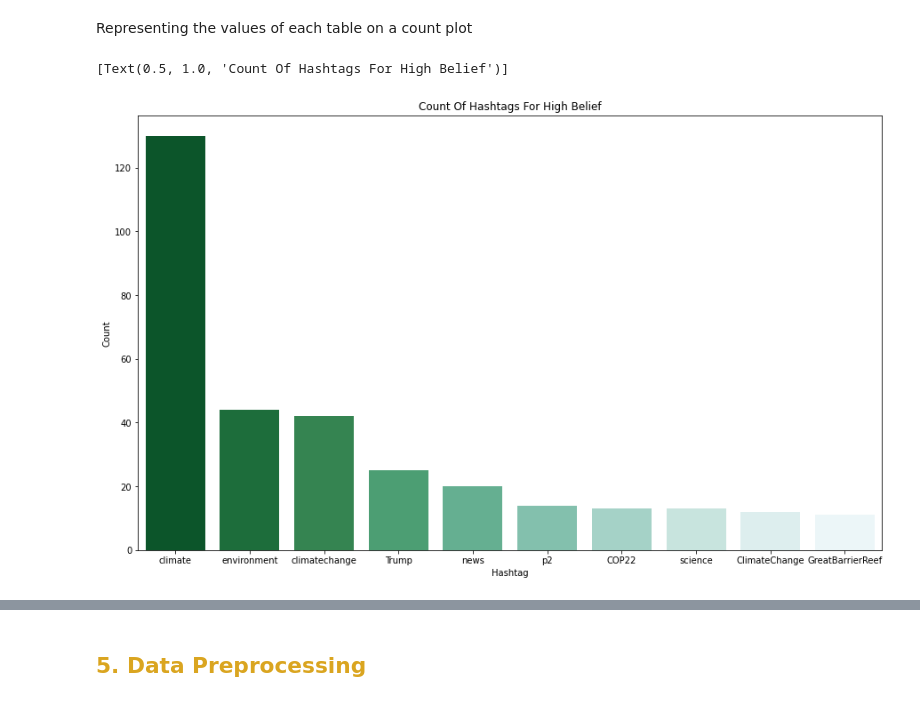
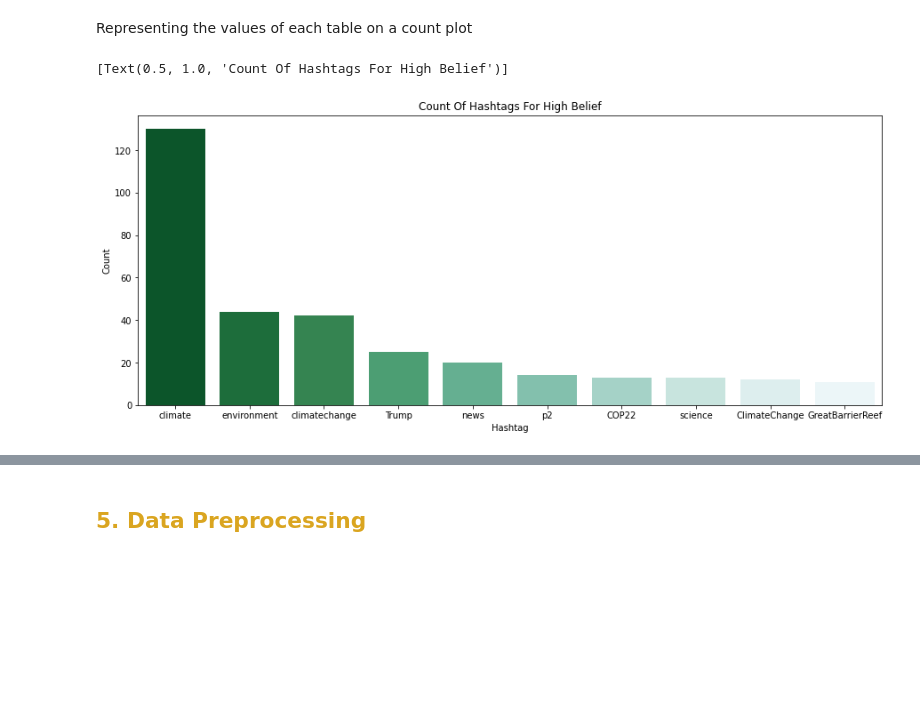
Before and after one commit to daniel-datasci/Climate-Change-Belief-Analysis-With-Twitter-Data, a Jupyter notebook: Climate Change Belief Analysis - 2201ACDS(TEAM NM4) Notebook.ipynb, the cells around one changed output, grey strips where cells are left out. Cells and saved outputs as stored; diff of their text form; code cells hidden in the pictures; blank space fills up the shorter version.

```diff
--- a/Climate Change Belief Analysis - 2201ACDS(TEAM NM4) Notebook.ipynb
+++ b/Climate Change Belief Analysis - 2201ACDS(TEAM NM4) Notebook.ipynb
@@ -404,10 +453,10 @@ d4.head().style.background_gradient(cmap='summer')
 Representing the values of each table on a count plot
 # %%
 d1 = d1.nlargest(columns='Count', n=10)
-plt.figure(figsize=(15,9))
+plt.figure(figsize=(15,6))
 sns.barplot(data=d1, x='Hashtag', y='Count',palette='BuGn_r').set(title='Count Of Hashtags For High Belief')
 # %% [output]
 [Text(0.5, 1.0, 'Count Of Hashtags For High Belief')]
-[figure, old version]
+[figure, new version]
 # %%
 d2 = d2.nlargest(columns='Count', n=10)
```
Also changed, not shown: parts of 46 cells of this notebook, 2 other files.
